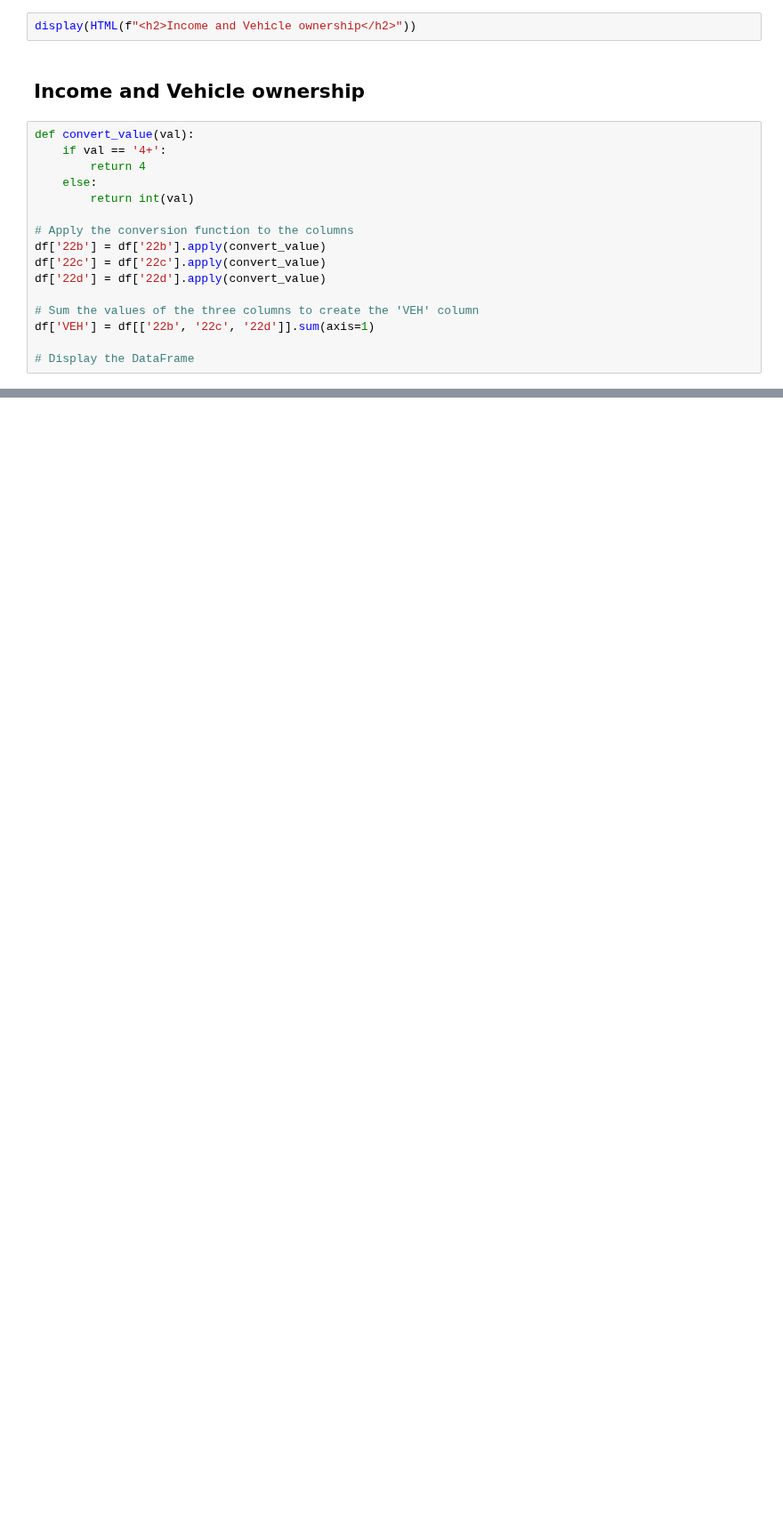
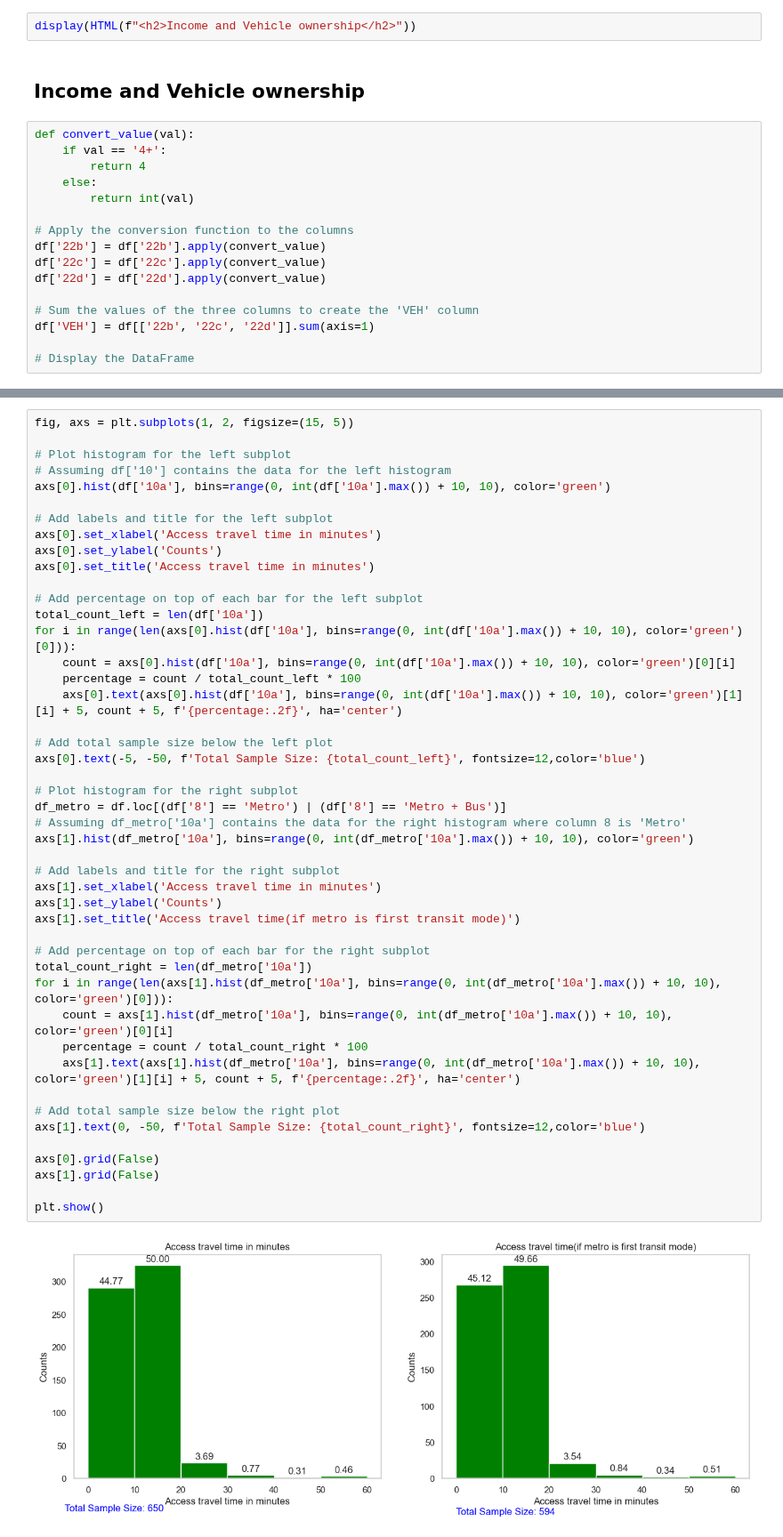
Before and after one commit to Gavaskar24/Metro, a Jupyter notebook: research/Report_plots.ipynb, the cells around one changed output, grey strips where cells are left out. Shown at 89% size. Drawn from its saved outputs; the diff is of its cells as text; blank space fills up the shorter version.

```diff
--- a/research/Report_plots.ipynb
+++ b/research/Report_plots.ipynb
@@ -229,0 +546,48 @@ plt.show()
+# %%
+fig, axs = plt.subplots(1, 2, figsize=(15, 5))
+
+# Plot histogram for the left subplot
+# Assuming df['10'] contains the data for the left histogram
+axs[0].hist(df['10a'], bins=range(0, int(df['10a'].max()) + 10, 10), color='green')
+
+# Add labels and title for the left subplot
+axs[0].set_xlabel('Access travel time in minutes')
+axs[0].set_ylabel('Counts')
+axs[0].set_title('Access travel time in minutes')
+
+# Add percentage on top of each bar for the left subplot
+total_count_left = len(df['10a'])
+for i in range(len(axs[0].hist(df['10a'], bins=range(0, int(df['10a'].max()) + 10, 10), color='green')[0])):
+    count = axs[0].hist(df['10a'], bins=range(0, int(df['10a'].max()) + 10, 10), color='green')[0][i]
+    percentage = count / total_count_left * 100
+    axs[0].text(axs[0].hist(df['10a'], bins=range(0, int(df['10a'].max()) + 10, 10), color='green')[1][i] + 5, count + 5, f'{percentage:.2f}', ha='center')
+
+# Add total sample size below the left plot
+axs[0].text(-5, -50, f'Total Sample Size: {total_count_left}', fontsize=12,color='blue')
+
+# Plot histogram for the right subplot
+df_metro = df.loc[(df['8'] == 'Metro') | (df['8'] == 'Metro + Bus')]
+# Assuming df_metro['10a'] contains the data for the right histogram where column 8 is 'Metro'
+axs[1].hist(df_metro['10a'], bins=range(0, int(df_metro['10a'].max()) + 10, 10), color='green')
+
+# Add labels and title for the right subplot
+axs[1].set_xlabel('Access travel time in minutes')
+axs[1].set_ylabel('Counts')
+axs[1].set_title('Access travel time(if metro is first transit mode)')
+
+# Add percentage on top of each bar for the right subplot
+total_count_right = len(df_metro['10a'])
+for i in range(len(axs[1].hist(df_metro['10a'], bins=range(0, int(df_metro['10a'].max()) + 10, 10), color='green')[0])):
+    count = axs[1].hist(df_metro['10a'], bins=range(0, int(df_metro['10a'].max()) + 10, 10), color='green')[0][i]
+    percentage = count / total_count_right * 100
+    axs[1].text(axs[1].hist(df_metro['10a'], bins=range(0, int(df_metro['10a'].max()) + 10, 10), color='green')[1][i] + 5, count + 5, f'{percentage:.2f}', ha='center')
+
+# Add total sample size below the right plot
+axs[1].text(0, -50, f'Total Sample Size: {total_count_right}', fontsize=12,color='blue')
+
+axs[0].grid(False)
+axs[1].grid(False)
+
+plt.show()
+# %% [output]
+[figure, added]
```
Also changed, not shown: parts of 25 cells of this notebook.
